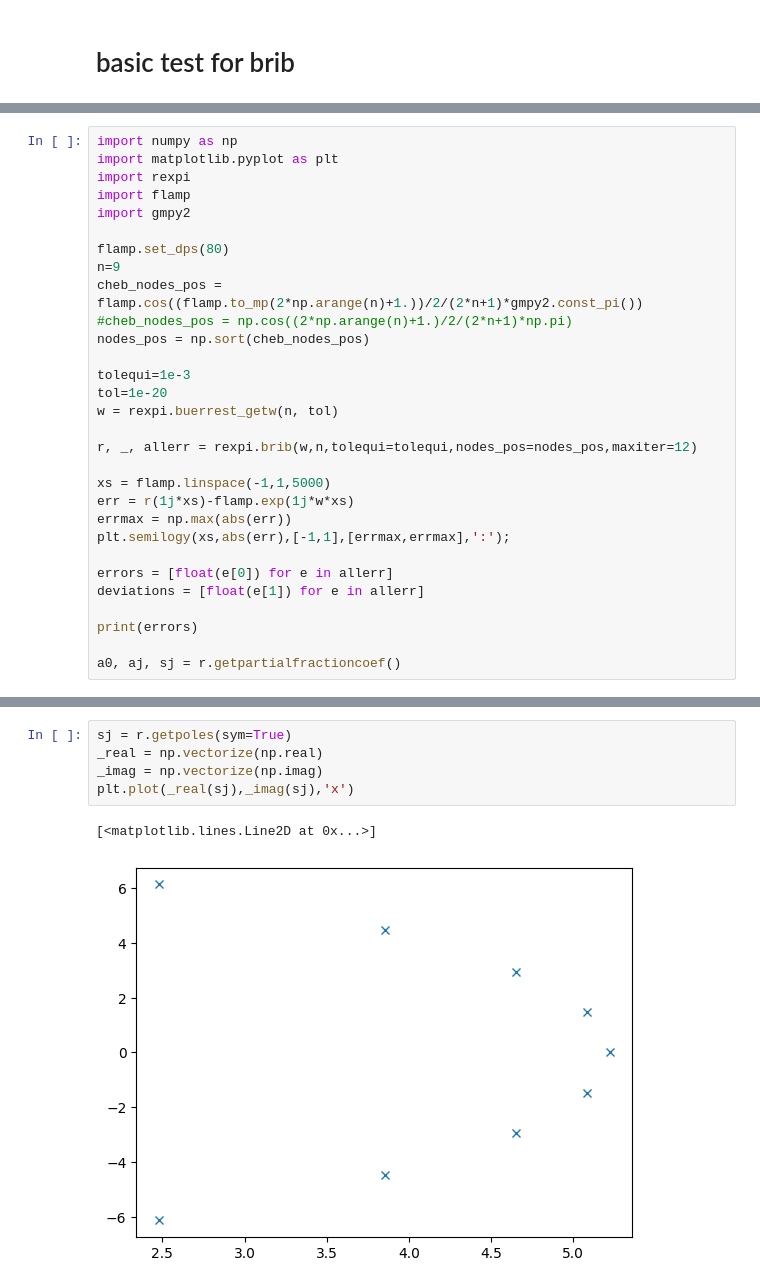
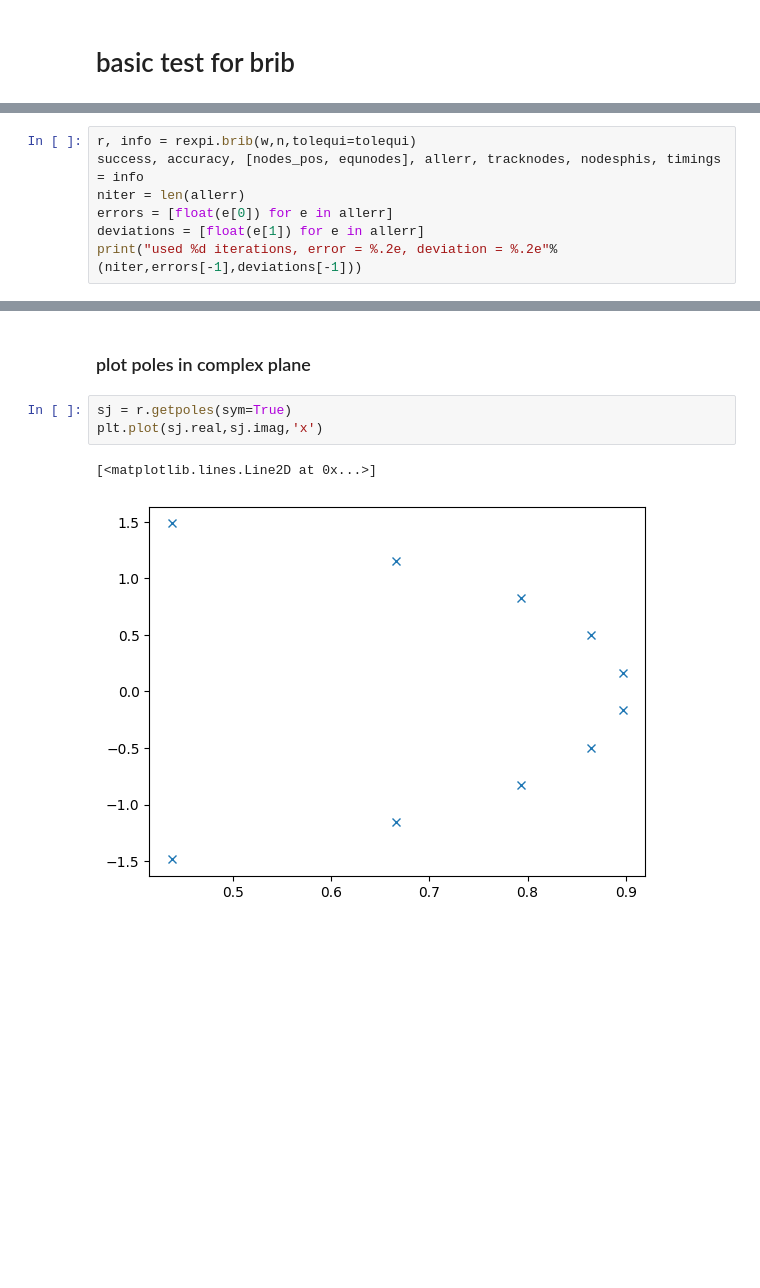
Before and after one commit to newbisi/rexpi, a Jupyter notebook: examples/ex0_basicruns.ipynb, the cells around one changed output, grey strips where cells are left out. Saved outputs shown, nothing was run; the diff lists cells and outputs as text; blank space fills up the shorter version.

```diff
--- a/examples/ex0_basicruns.ipynb
+++ b/examples/ex0_basicruns.ipynb
@@ -40,0 +19,7 @@ print(len(deviations))
+# %%
+r, info = rexpi.brib(w,n,tolequi=tolequi)
+success, accuracy, [nodes_pos, equnodes], allerr, tracknodes, nodesphis, timings = info
+niter = len(allerr)
+errors = [float(e[0]) for e in allerr]
+deviations = [float(e[1]) for e in allerr]
+print("used %d iterations, error = %.2e, deviation = %.2e"%(niter,errors[-1],deviations[-1]))
@@ -65,30 +56,0 @@ plt.savefig(figname+".png")
-# %%
-import numpy as np
-import matplotlib.pyplot as plt
-import rexpi
-import flamp
-import gmpy2
-
-flamp.set_dps(80)
-n=9
-cheb_nodes_pos = flamp.cos((flamp.to_mp(2*np.arange(n)+1.))/2/(2*n+1)*gmpy2.const_pi())
-#cheb_nodes_pos = np.cos((2*np.arange(n)+1.)/2/(2*n+1)*np.pi)
-nodes_pos = np.sort(cheb_nodes_pos)
-
-tolequi=1e-3
-tol=1e-20
-w = rexpi.buerrest_getw(n, tol)
-
-r, _, allerr = rexpi.brib(w,n,tolequi=tolequi,nodes_pos=nodes_pos,maxiter=12)
-
-xs = flamp.linspace(-1,1,5000)
-err = r(1j*xs)-flamp.exp(1j*w*xs)
-errmax = np.max(abs(err))
-plt.semilogy(xs,abs(err),[-1,1],[errmax,errmax],':');
-
-errors = [float(e[0]) for e in allerr]
-deviations = [float(e[1]) for e in allerr]
-
-print(errors)
-
-a0, aj, sj = r.getpartialfractioncoef()
@@ -98,8 +57,8 @@ a0, aj, sj = r.getpartialfractioncoef()
+# %% [markdown]
+### plot poles in complex plane
 # %%
 sj = r.getpoles(sym=True)
-_real = np.vectorize(np.real)
-_imag = np.vectorize(np.imag)
-plt.plot(_real(sj),_imag(sj),'x')
+plt.plot(sj.real,sj.imag,'x')
 # %% [output]
 [<matplotlib.lines.Line2D at 0x...>]
-[figure, old version]
+[figure, new version]
```
Also changed, not shown: parts of 16 cells of this notebook, 13 other files.
